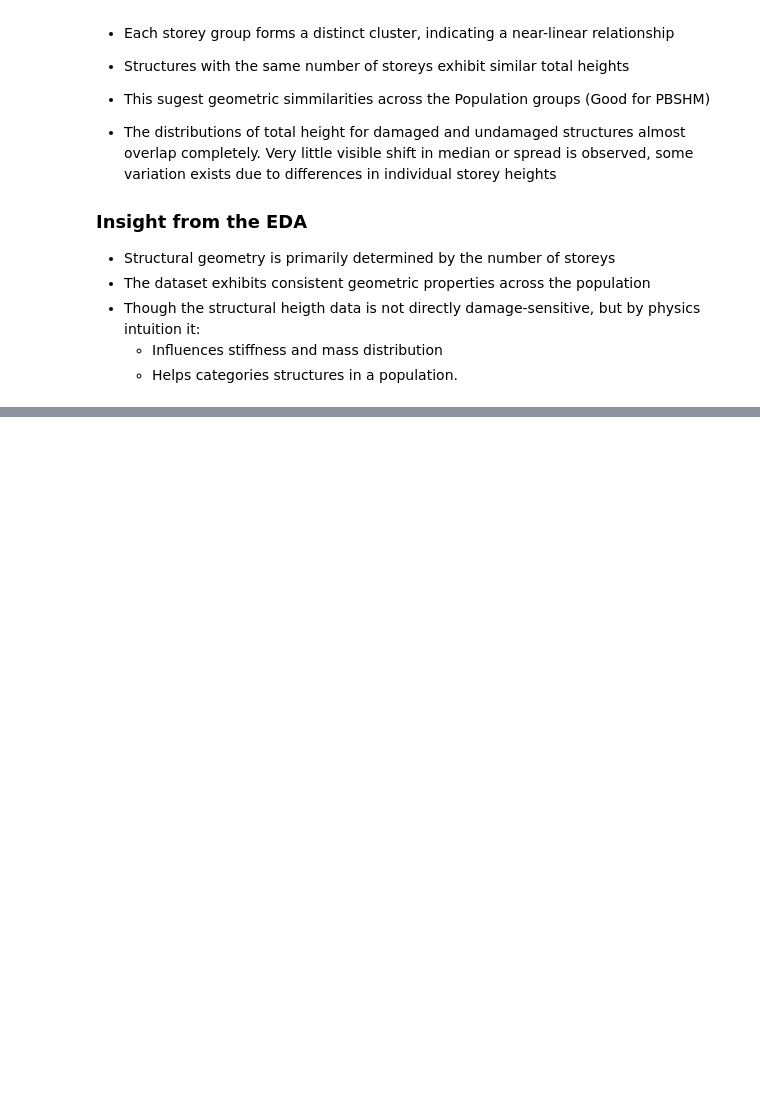
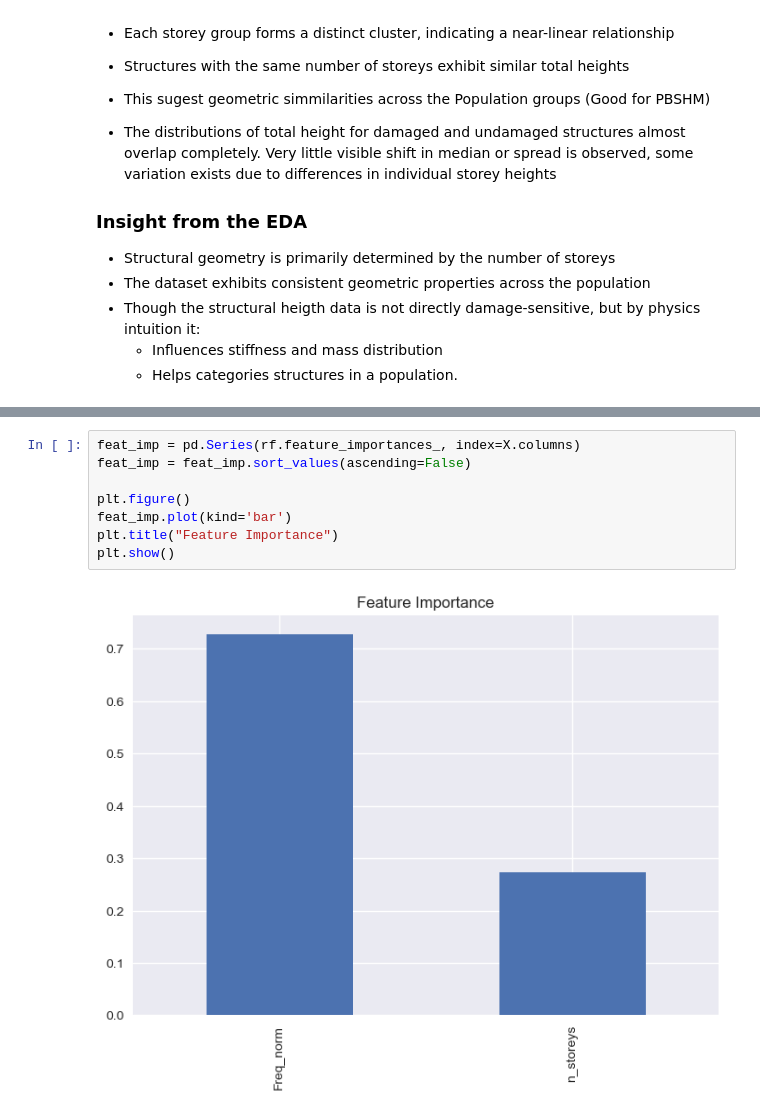
Before and after one commit to Samuel91-design/PBSHM-challenge, a Jupyter notebook: Version2.ipynb, the cells around one changed output, grey strips where cells are left out. Drawn from its saved outputs; the diff is of its cells as text; blank space fills up the shorter version.

```diff
--- a/Version2.ipynb
+++ b/Version2.ipynb
@@ -336,0 +546,10 @@ plt.show()
+# %%
+feat_imp = pd.Series(rf.feature_importances_, index=X.columns)
+feat_imp = feat_imp.sort_values(ascending=False)
+
+plt.figure()
+feat_imp.plot(kind='bar')
+plt.title("Feature Importance")
+plt.show()
+# %% [output]
+[figure, added]
```
Also changed, not shown: parts of 38 cells of this notebook.
